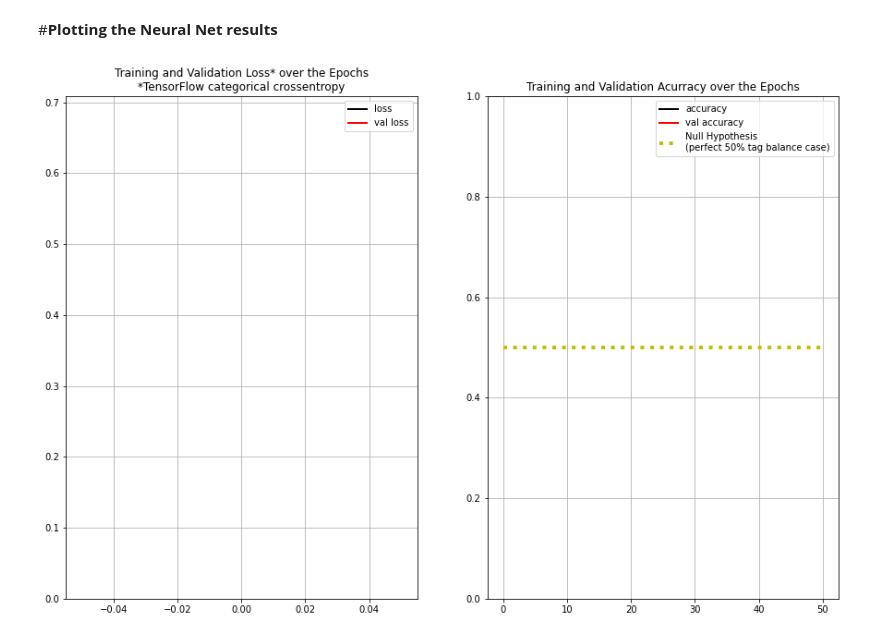
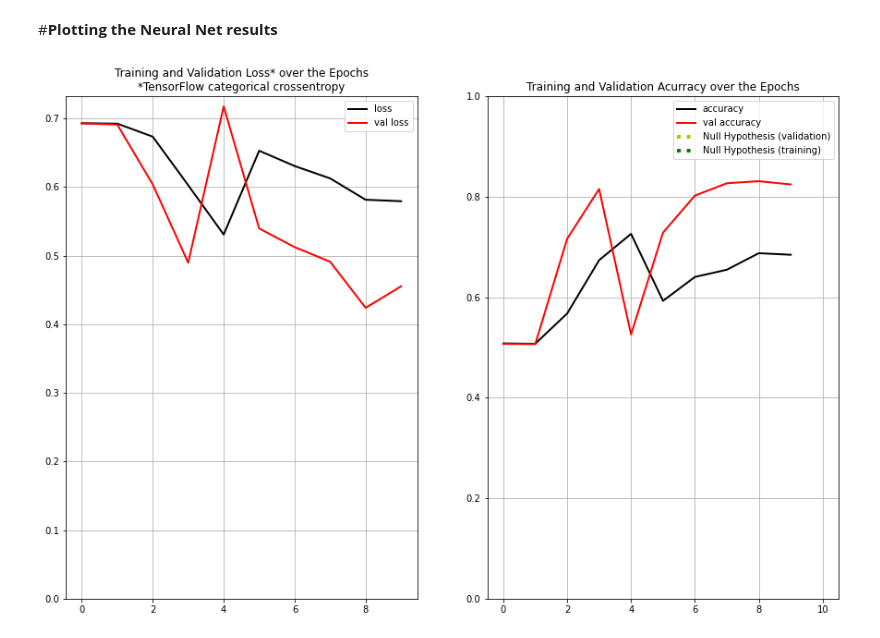
Before and after one commit to GastonMazzei/TraceMeOut, a Jupyter notebook: utils/TraceMeOut_4GoogleColab.ipynb, the cells around one changed output. Drawn from its saved outputs; the diff is of its cells as text; code cells hidden in the pictures.

```diff
--- a/utils/TraceMeOut_4GoogleColab.ipynb
+++ b/utils/TraceMeOut_4GoogleColab.ipynb
@@ -89,7 +93,7 @@ DROP3 = 0.3
 # Training parameters
 VAL=0.25
 BATCH=128
-EPOCHS=50
+EPOCHS=10
 L=5 # a length used to generate random data just for testing
 LR=0.05
 SAMPLES = 30
@@ -404,3 +406,8 @@ DATASET_ITERATOR_APPROACH = [True,False][1]
+# %%
+DATASET_ITERATOR_APPROACH = [True,False][1]
+if BYPASS_PREVIOUS_SECTION:
+  # Bypass overwrites the iterator approach and forces the TFRecord pipeline
+  DATASET_ITERATOR_APPROACH = False
 # %% [markdown]
 # <b>A) if the dataset iterator GIL-bound approach is used</b>
 # %%
@@ -426,5 +433,5 @@ if DATASET_ITERATOR_APPROACH:
 # %%
-if not DATASET_ITERATOR_APPROACH:
+if not DATASET_ITERATOR_APPROACH and not BYPASS_PREVIOUS_SECTION:
 
   # Define effective-Lengths (eL). Recall that for each data we have a positive(+) and negative(-) sample
   eLTR = 2*LTR
@@ -688,6 +724,28 @@ plt.show()
 # %%
 # Process the metrics into the correct format
-if not DATASET_ITERATOR_APPROACH:
+if BYPASS_PREVIOUS_SECTION or not DATASET_ITERATOR_APPROACH:
+
+  # How unbalanced was the database? For the training dataset
+  train_unbalance = 0
+  S,T = 0,0
+  for yp in yplus_train:
+    T += yp[1]
+    S += yp[0]*yp[1]
+  train_unbalance = S / T
+
+
+  # How unbalanced was the database? For the validation dataset
+  val_unbalance = 0
+  S,T = 0,0
+  for yp in yplus_val:
+    T += yp[1]
+    S += yp[0]*yp[1]
+  val_unbalance = S / T
+
+  print(f'The training fraction of positives was: {train_unbalance}')
+  print(f'The vallidation fraction of positives was: {val_unbalance}')
+
+  # Postprocess TFRecord data :-)
   ks = list(METRICS.keys())
   PROCESSED_METRICS = {}
   for k in ks:
@@ -700,31 +761,35 @@ if not DATASET_ITERATOR_APPROACH:
 #<b>Plotting the Neural Net results</b>
 # %%
 # Display results
-if DATASET_ITERATOR_APPROACH:
+if not BYPASS_PREVIOUS_SECTION and DATASET_ITERATOR_APPROACH:
   results = history.history
 else:
   results = PROCESSED_METRICS
 
 f,ax = plt.subplots(1,2,figsize=(15,10))
 
 ax[0].plot(results['loss'],label='loss', c='k', lw=2)
 ax[0].plot(results['val_loss'], label='val loss', c='r', lw=2)
 ax[0].grid()
 ax[0].set_title('Training and Validation Loss* over the Epochs\n*TensorFlow categorical crossentropy')
 ax[0].set_ylim(0,None)
 ax[0].legend()
 
 ax[1].plot(results['categorical_accuracy'],label='accuracy', c='k', lw=2)
 ax[1].plot(results['val_categorical_accuracy'], label='val accuracy', c='r', lw=2)
 ax[1].set_ylim(0,1)
-ax[1].hlines(0.5, 0, EPOCHS, color='y', ls=':', lw=4, label='Null Hypothesis\n(perfect 50% tag balance case)')
+if DATASET_ITERATOR_APPROACH:
+  ax[1].hlines(0.5, 0, EPOCHS, color='y', ls=':', lw=4, label='Null Hypothesis\n(perfect 50% tag balance case)')
+else:
+  ax[1].hlines(val_unbalance, 0, EPOCHS, color='y', ls=':', lw=4, label='Null Hypothesis (validation)')
+  ax[1].hlines(train_unbalance, 0, EPOCHS, color='g', ls=':', lw=4, label='Null Hypothesis (training)')
 ax[1].grid()
 ax[1].set_title('Training and Validation Acurracy over the Epochs')
 ax[1].legend()
 
 plt.show()
 # %% [output]
-[figure, old version]
+[figure, new version]
 # %%
 # Print the raw values of the metrics, just in case we want to use them to make nicer plots
 # without re-running the notebook :O
```
Also changed, not shown: parts of 13 cells of this notebook.
